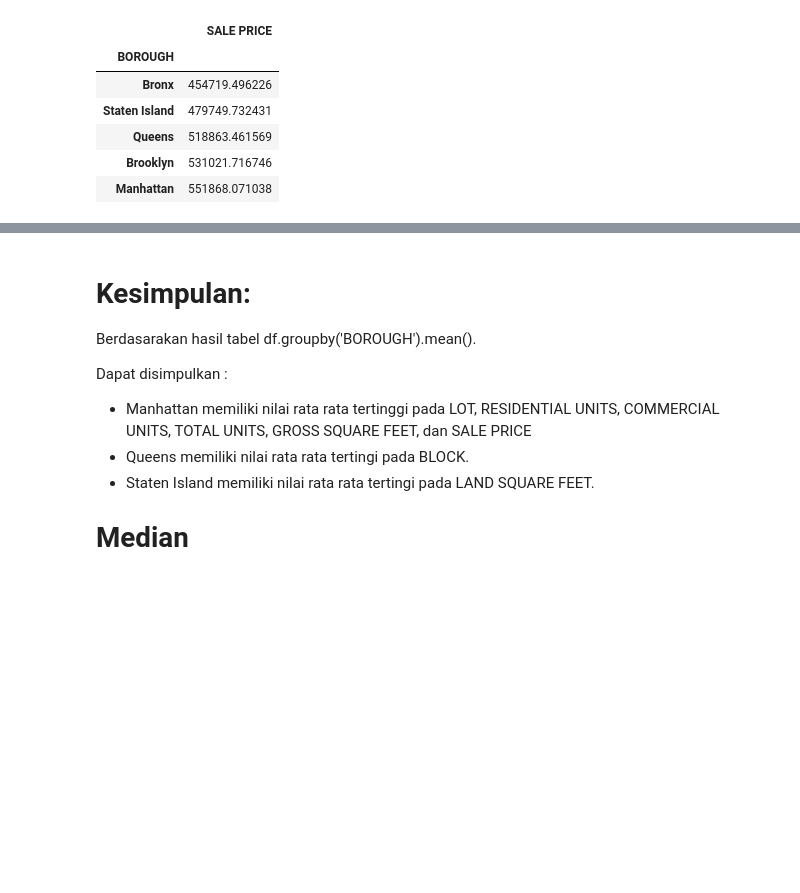
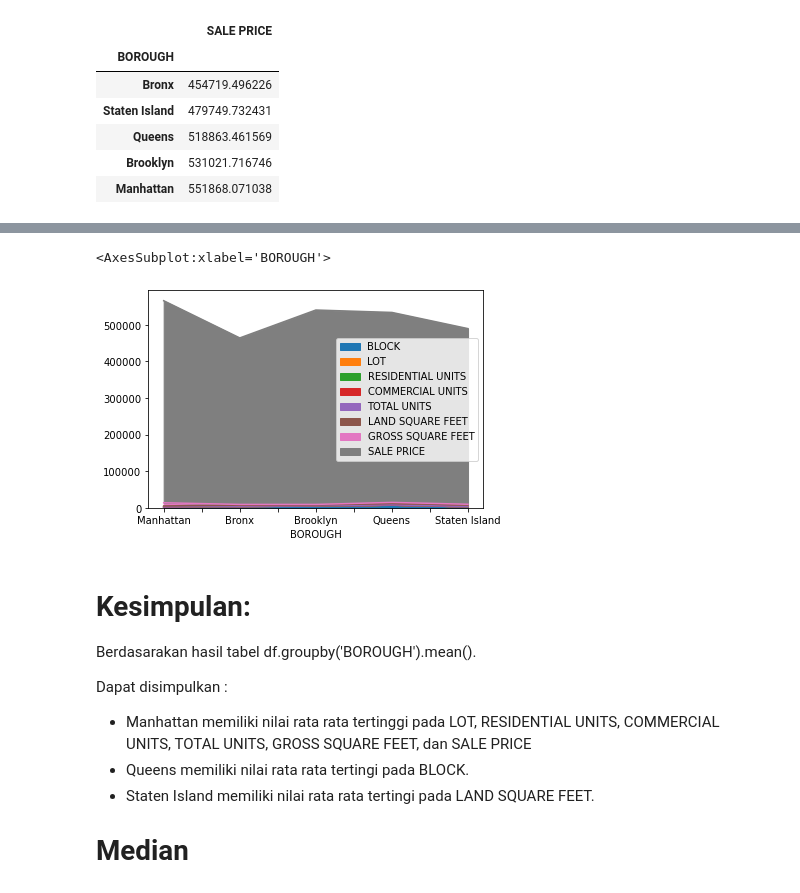
Before and after one commit to Hubhubhob/Hacktiv8, a Jupyter notebook: Hacktiv8-Assignment2/PYTN_Assgn_2_3_KS-017-Andreas_Dimas_C.ipynb, the cells around one changed output, grey strips where cells are left out. Drawn from its saved outputs; the diff is of its cells as text; code cells hidden in the pictures; blank space fills up the shorter version.

```diff
--- a/Hacktiv8-Assignment2/PYTN_Assgn_2_3_KS-017-Andreas_Dimas_C.ipynb
+++ b/Hacktiv8-Assignment2/PYTN_Assgn_2_3_KS-017-Andreas_Dimas_C.ipynb
@@ -478,3 +470,8 @@ plt.show()
+# %%
+mean_all.plot(kind='area')
+# %% [output]
+<AxesSubplot:xlabel='BOROUGH'>
+[figure, added]
 # %% [markdown]
 # Kesimpulan:
 Berdasarakan hasil tabel df.groupby('BOROUGH').mean().
```
Also changed, not shown: parts of 27 cells of this notebook.
